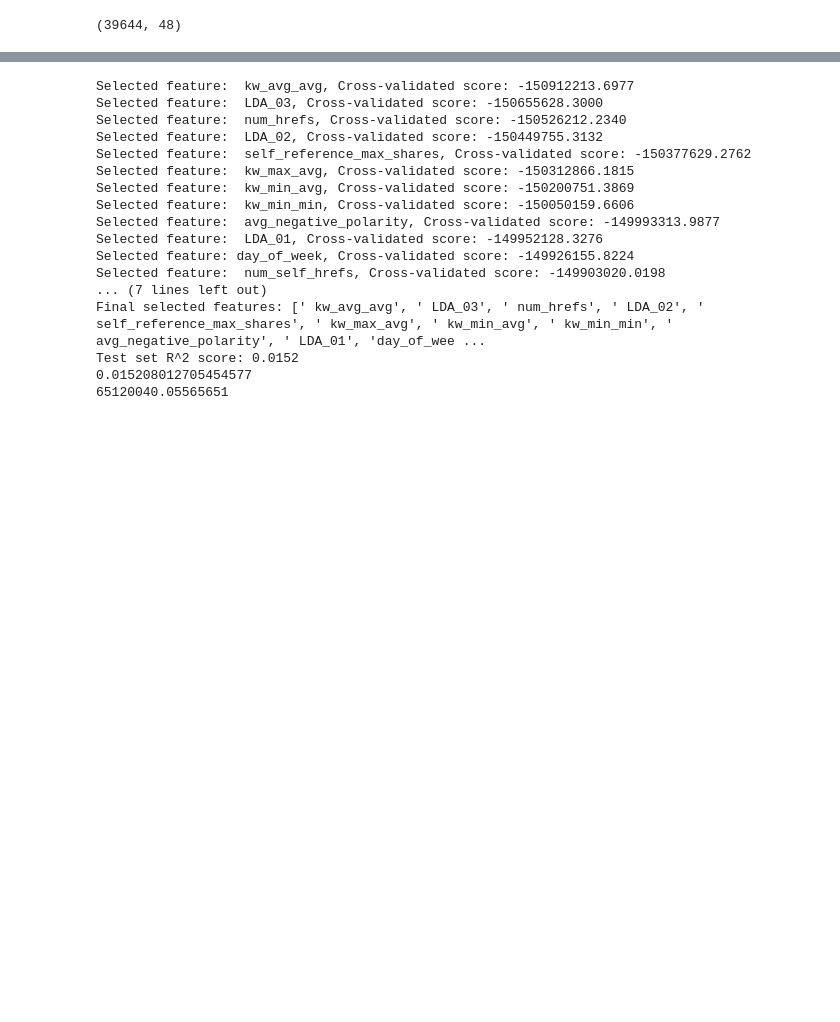
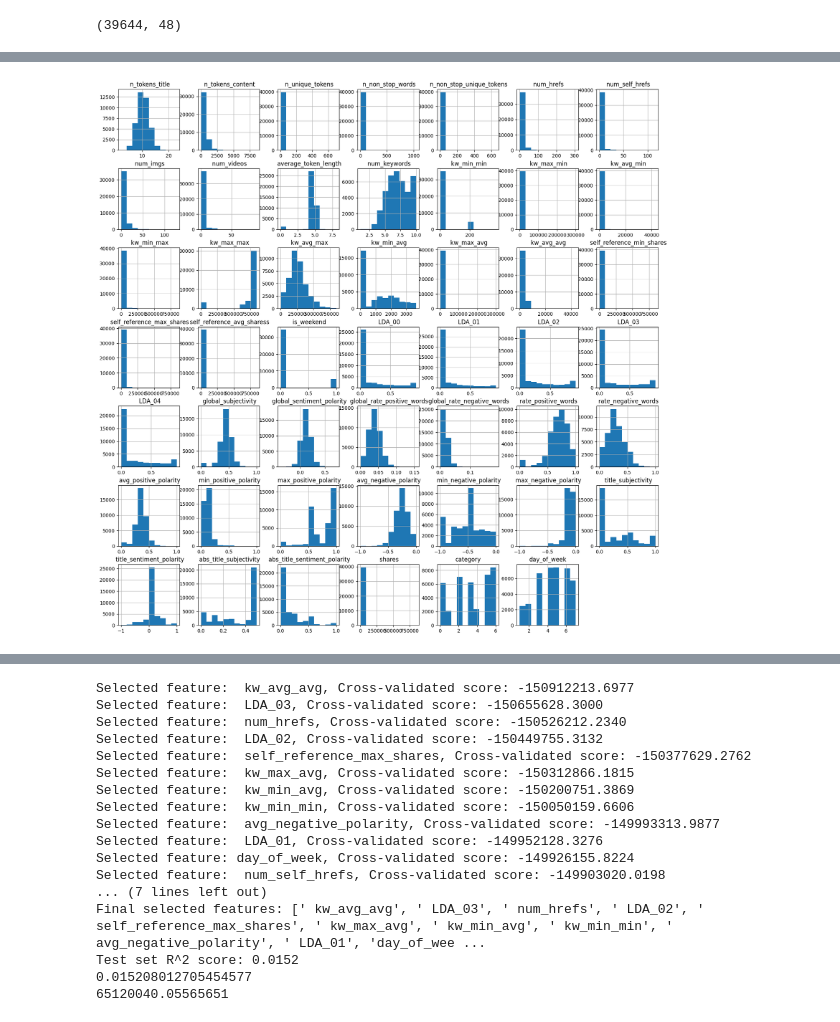
Before and after one commit to mostafamhmdi/A-data-mining-project, a Jupyter notebook: notebooks/preprocess-news.ipynb, the cells around one changed output, grey strips where cells are left out. Saved outputs shown, nothing was run; the diff lists cells and outputs as text; code cells hidden in the pictures; blank space fills up the shorter version.

```diff
--- a/notebooks/preprocess-news.ipynb
+++ b/notebooks/preprocess-news.ipynb
@@ -191,0 +112,5 @@ R^2 Score for Lasso: 0.02634481936646038
+# %%
+df.hist(figsize=(20,20))
+plt.show()
+# %% [output]
+[figure, added]
```
Also changed, not shown: parts of 33 cells of this notebook, 2 other files.
